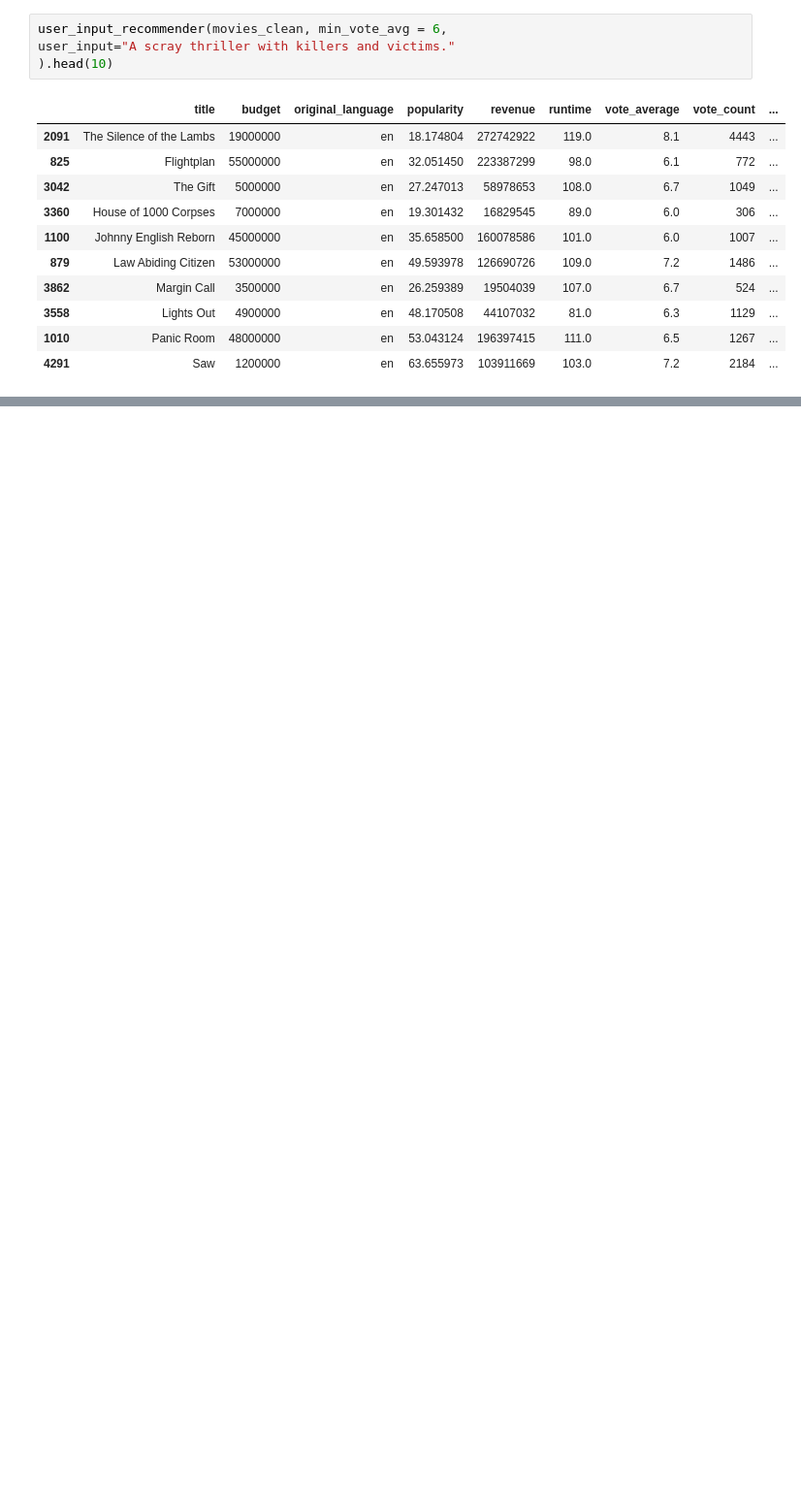
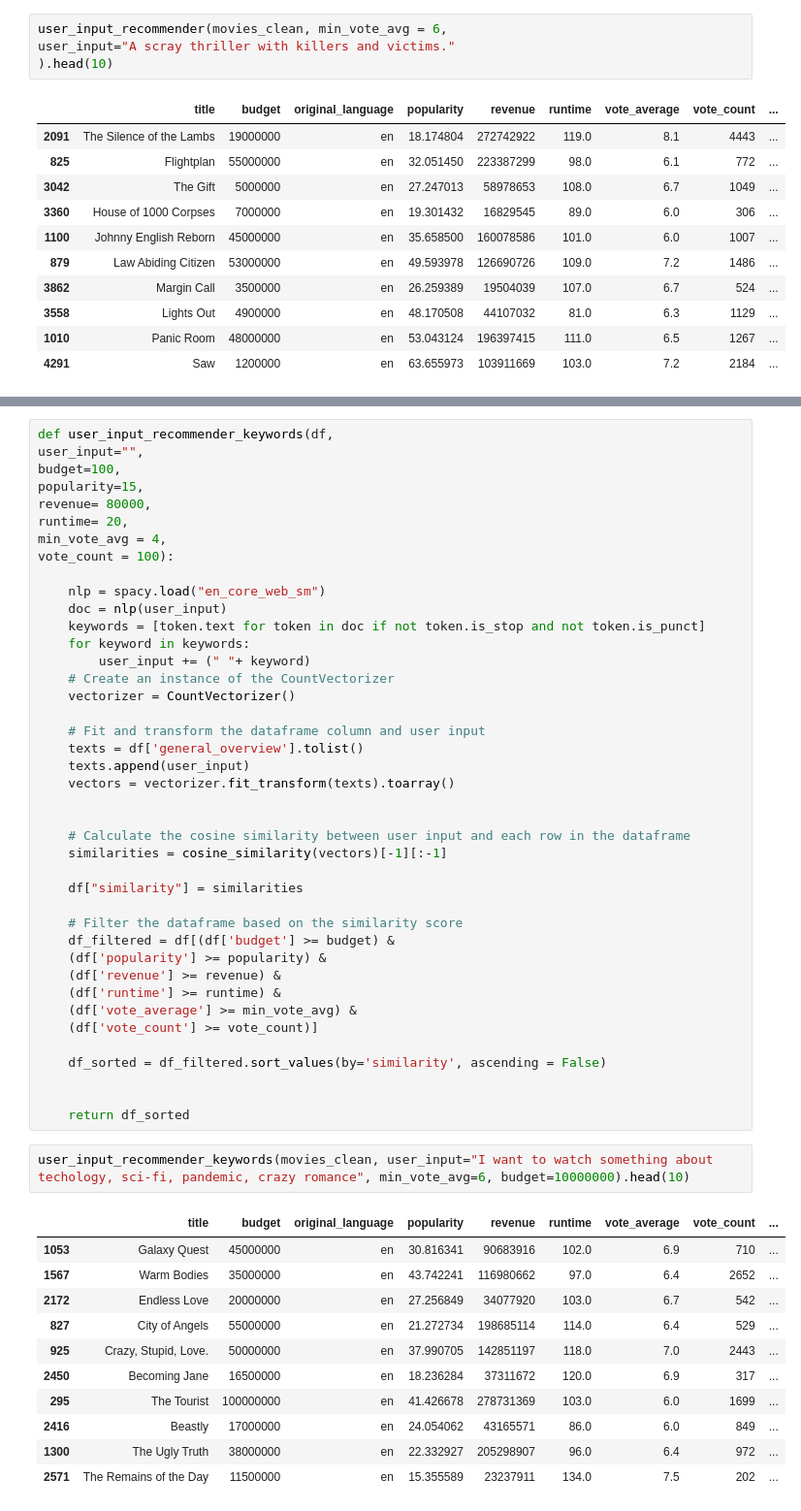
Before and after one commit to doruktopcu/MoviesRecommenderSystemProject, a Jupyter notebook: movie-recommender.ipynb, the cells around one changed output, grey strips where cells are left out. Shown: that part at 97% size. Drawn from its saved outputs; the diff is of its cells as text; blank space fills up the shorter version.

```diff
--- a/movie-recommender.ipynb
+++ b/movie-recommender.ipynb
@@ -454,0 +490,55 @@ user_input_recommender(movies_clean, user_input="disaster, chaos, cyber attack",
+# %%
+def user_input_recommender_keywords(df,
+user_input="",
+budget=100,
+popularity=15,
+revenue= 80000,
+runtime= 20,
+min_vote_avg = 4,
+vote_count = 100):
+
+    nlp = spacy.load("en_core_web_sm")
+    doc = nlp(user_input)
+    keywords = [token.text for token in doc if not token.is_stop and not token.is_punct]
+    for keyword in keywords:
+        user_input += (" "+ keyword)
+    # Create an instance of the CountVectorizer
+    vectorizer = CountVectorizer()
+
+    # Fit and transform the dataframe column and user input
+    texts = df['general_overview'].tolist()
+    texts.append(user_input)
+    vectors = vectorizer.fit_transform(texts).toarray()
+
+
+    # Calculate the cosine similarity between user input and each row in the dataframe
+    similarities = cosine_similarity(vectors)[-1][:-1]
+
+    df["similarity"] = similarities
+
+    # Filter the dataframe based on the similarity score
+    df_filtered = df[(df['budget'] >= budget) &
+    (df['popularity'] >= popularity) &
+    (df['revenue'] >= revenue) &
+    (df['runtime'] >= runtime) &
+    (df['vote_average'] >= min_vote_avg) &
+    (df['vote_count'] >= vote_count)]
+
+    df_sorted = df_filtered.sort_values(by='similarity', ascending = False)
+
+
+    return df_sorted
+# %%
+user_input_recommender_keywords(movies_clean, user_input="I want to watch something about techology, sci-fi, pandemic, crazy romance", min_vote_avg=6, budget=10000000).head(10)
+# %% [output]
+|  | title | budget | original_language | popularity | revenue | runtime | vote_average | vote_count | ... |
+| 1053 | Galaxy Quest | 45000000 | en | 30.816341 | 90683916 | 102.0 | 6.9 | 710 | ... |
+| 1567 | Warm Bodies | 35000000 | en | 43.742241 | 116980662 | 97.0 | 6.4 | 2652 | ... |
+| 2172 | Endless Love | 20000000 | en | 27.256849 | 34077920 | 103.0 | 6.7 | 542 | ... |
+| 827 | City of Angels | 55000000 | en | 21.272734 | 198685114 | 114.0 | 6.4 | 529 | ... |
+| 925 | Crazy, Stupid, Love. | 50000000 | en | 37.990705 | 142851197 | 118.0 | 7.0 | 2443 | ... |
+| 2450 | Becoming Jane | 16500000 | en | 18.236284 | 37311672 | 120.0 | 6.9 | 317 | ... |
+| 295 | The Tourist | 100000000 | en | 41.426678 | 278731369 | 103.0 | 6.0 | 1699 | ... |
+| 2416 | Beastly | 17000000 | en | 24.054062 | 43165571 | 86.0 | 6.0 | 849 | ... |
+| 1300 | The Ugly Truth | 38000000 | en | 22.332927 | 205298907 | 96.0 | 6.4 | 972 | ... |
+| 2571 | The Remains of the Day | 11500000 | en | 15.355589 | 23237911 | 134.0 | 7.5 | 202 | ... |
```
Also changed, not shown: parts of 4 cells of this notebook.
